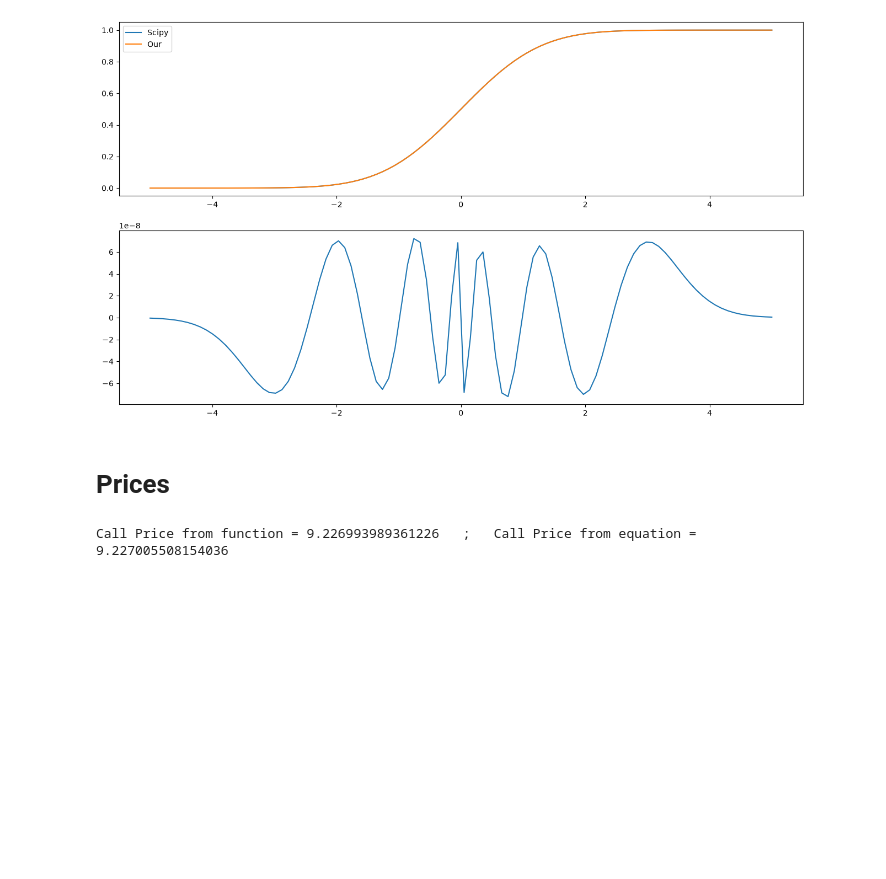
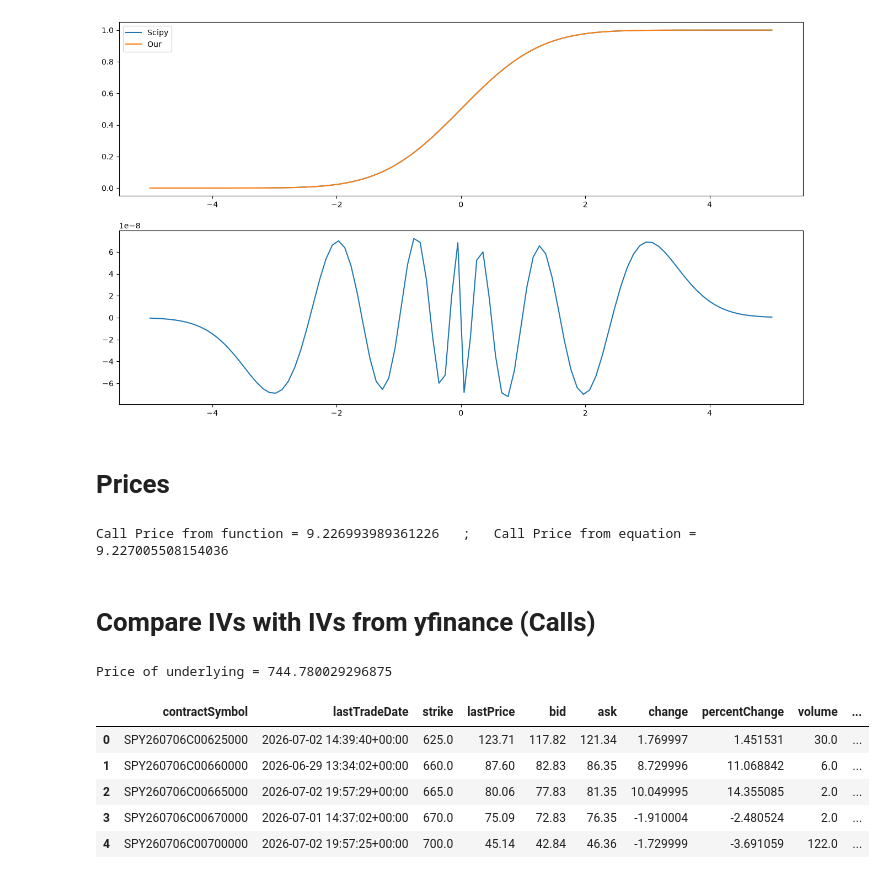
Before and after one commit to DanielHinnigan/Volatility-Adaptive-Options-Market-Making-Engine, a Jupyter notebook: notebooks/04_bsm.ipynb, the cells around one changed output. Drawn from its saved outputs; the diff is of its cells as text; code cells hidden in the pictures; blank space fills up the shorter version.

Commit message:
Explored IV calculations from bsm and compared them with the onces provided by yfinance

```diff
--- a/notebooks/04_bsm.ipynb
+++ b/notebooks/04_bsm.ipynb
@@ -48,3 +48,30 @@ K = 100
 print(f"Call Price from function = {black_scholes_call(S, K, T, r, q, sigma)}   ;   Call Price from equation = {S*np.exp(-q*T)*norm.cdf(d1)-K*np.exp(-r*T)*norm.cdf(d2)}")
 # %% [output]
 Call Price from function = 9.226993989361226   ;   Call Price from equation = 9.227005508154036
+# %% [markdown]
+# Compare IVs with IVs from yfinance (Calls)
+# %%
+import yfinance as yf
+from src.utils.time_utils import compute_time_to_expiry
+
+# Get option chain and T
+SPY = yf.Ticker("SPY")
+exp_dates = SPY.options
+T = compute_time_to_expiry(exp_dates[0])
+opt = SPY.option_chain(exp_dates[0])
+
+calls = opt.calls
+puts = opt.puts
+
+S = SPY.history(period="1d")['Close'].iloc[-1]
+print(f"Price of underlying = {S}")
+
+calls.head()
+# %% [output]
+Price of underlying = 744.780029296875
+|  | contractSymbol | lastTradeDate | strike | lastPrice | bid | ask | change | percentChange | volume | ... |
+| 0 | SPY260706C00625000 | 2026-07-02 14:39:40+00:00 | 625.0 | 123.71 | 117.82 | 121.34 | 1.769997 | 1.451531 | 30.0 | ... |
+| 1 | SPY260706C00660000 | 2026-06-29 13:34:02+00:00 | 660.0 | 87.60 | 82.83 | 86.35 | 8.729996 | 11.068842 | 6.0 | ... |
+| 2 | SPY260706C00665000 | 2026-07-02 19:57:29+00:00 | 665.0 | 80.06 | 77.83 | 81.35 | 10.049995 | 14.355085 | 2.0 | ... |
+| 3 | SPY260706C00670000 | 2026-07-01 14:37:02+00:00 | 670.0 | 75.09 | 72.83 | 76.35 | -1.910004 | -2.480524 | 2.0 | ... |
+| 4 | SPY260706C00700000 | 2026-07-02 19:57:25+00:00 | 700.0 | 45.14 | 42.84 | 46.36 | -1.729999 | -3.691059 | 122.0 | ... |
```
Also changed, not shown: parts of 1 cell of this notebook, 1 other file.
